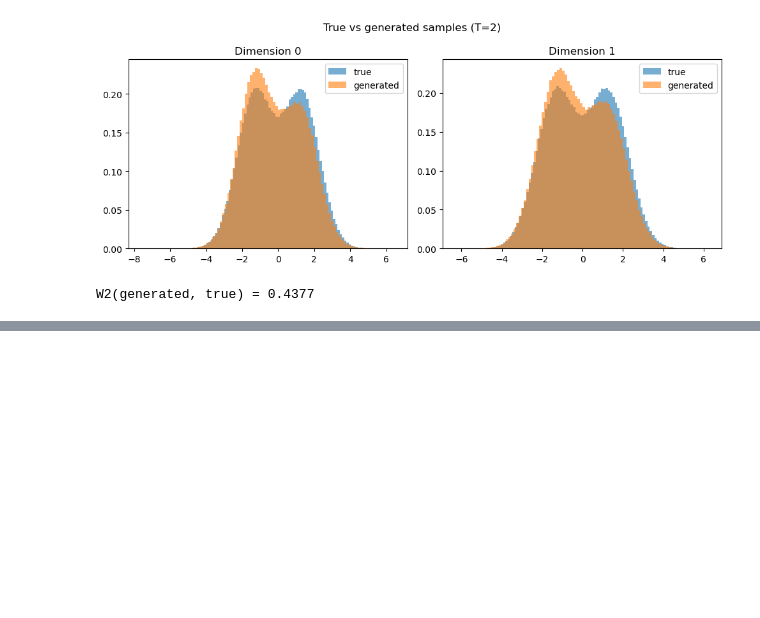
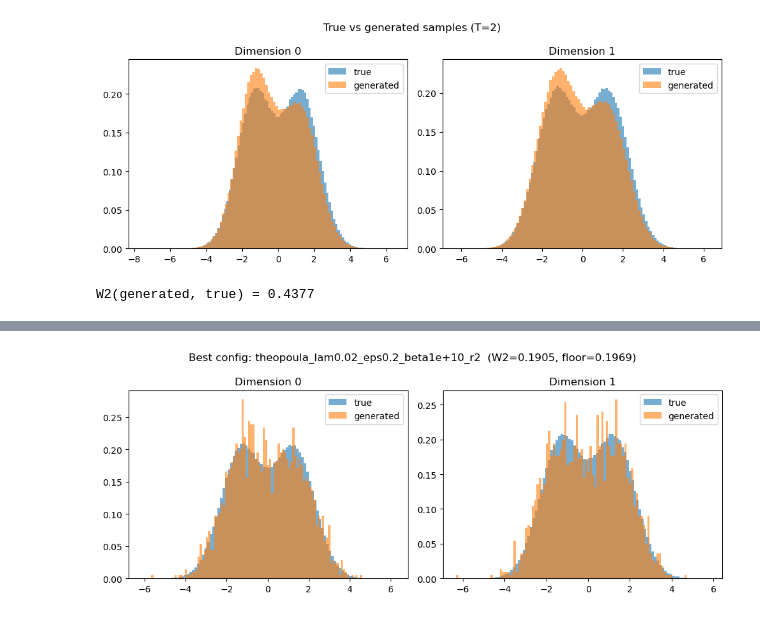
Before and after one commit to kylemcgillivray/Masters-Dissertation, a Jupyter notebook: display.ipynb, the cells around one changed output, grey strips where cells are left out. Saved outputs shown, nothing was run; the diff lists cells and outputs as text; code cells hidden in the pictures; blank space fills up the shorter version.

```diff
--- a/display.ipynb
+++ b/display.ipynb
@@ -195,0 +239,15 @@ Saved results to outputs/gridsearch3_w2_scores.pt
+# %%
+best_res = results[best_tag]
+samples_best = best_res["samples"]
+
+fig, axes = plt.subplots(1, d, figsize=(5 * d, 4))
+for i in range(d):
+    axes[i].hist(X_data_bimodal[:, i], bins=100, alpha=0.6, label="true", density=True)
+    axes[i].hist(samples_best[:, i], bins=100, alpha=0.6, label="generated", density=True)
+    axes[i].set_title(f"Dimension {i}")
+    axes[i].legend()
+plt.suptitle(f"Best config: {best_tag}  (W2={best_res['w2_mean']:.4f}, floor={w2_floor_mean:.4f})")
+plt.tight_layout()
+plt.show()
+# %% [output]
+[figure, added]
```
Also changed, not shown: parts of 8 cells of this notebook, 3 other files.
